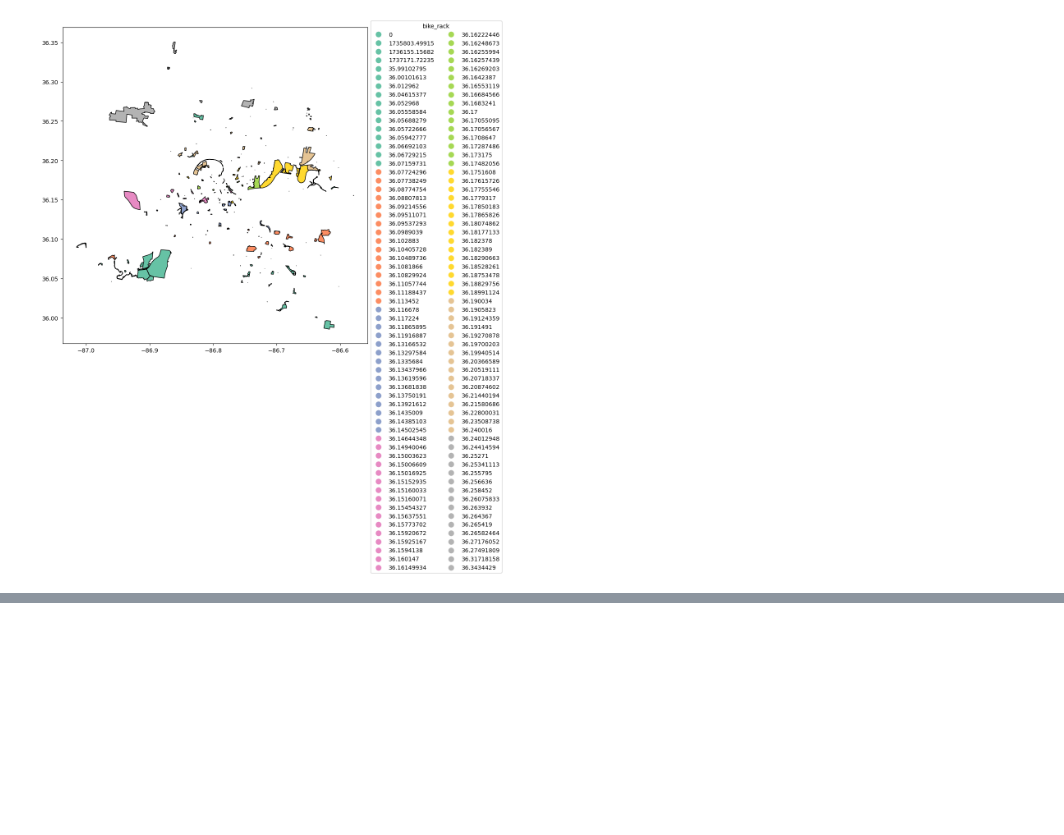
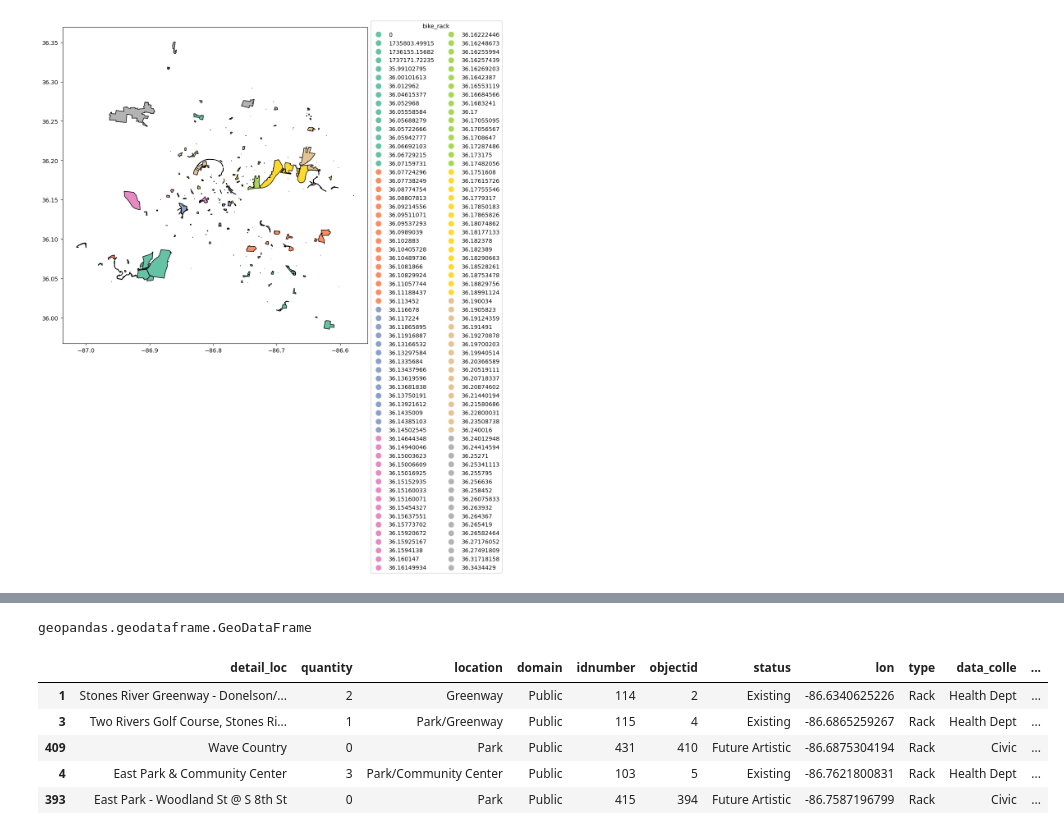
Before and after one commit to NSS-Data-Analytics-Cohort-10/geospatial-python-workshop-Uhuegbu23, a Jupyter notebook: notebooks/Metro_Bike_rack.ipynb, the cells around one changed output, grey strips where cells are left out. Saved outputs shown, nothing was run; the diff lists cells and outputs as text; code cells hidden in the pictures; blank space fills up the shorter version.

```diff
--- a/notebooks/Metro_Bike_rack.ipynb
+++ b/notebooks/Metro_Bike_rack.ipynb
@@ -18,7 +18,7 @@ EPSG:4326
 | 3 | Two Rivers Golf Course, Stones Ri... | 1 | Park/Greenway | Public | 115 | 4 | Existing | -86.6865259267 | Rack | Health Dept | ... |
 | 4 | East Park & Community Center | 3 | Park/Community Center | Public | 103 | 5 | Existing | -86.7621800831 | Rack | Health Dept | ... |
 # %%
-metro_parks = gpd.read_file('./bike_rack/Metro Parks Boundaries (GIS).geojson')
+metro_parks = gpd.read_file('../data/Metro Parks Boundaries (GIS).geojson')
 print(metro_parks.crs)
 metro_parks.head( )
 # %% [output]
@@ -86,0 +155,21 @@ plt.show()
+# %%
+bikegeo = gpd.GeoDataFrame(bike_rack,
+                           crs = metro_parks.crs,
+                           geometry = gpd.points_from_xy(bike_rack.lon, bike_rack.lat))
+# %%
+type(bikegeo)
+# %% [output]
+geopandas.geodataframe.GeoDataFrame
+# %%
+metro_parks = metro_parks[[ 'name', 'year_estab','geometry']] #use the double bracket to drop the column instead of the .drop, they do the same thing
+# %%
+capacity_bike_park = gpd.sjoin(bikegeo, metro_parks, predicate = 'within')
+# %%
+capacity_bike_park.head()
+# %% [output]
+|  | detail_loc | quantity | location | domain | idnumber | objectid | status | lon | type | data_colle | ... |
+| 1 | Stones River Greenway - Donelson/... | 2 | Greenway | Public | 114 | 2 | Existing | -86.6340625226 | Rack | Health Dept | ... |
+| 3 | Two Rivers Golf Course, Stones Ri... | 1 | Park/Greenway | Public | 115 | 4 | Existing | -86.6865259267 | Rack | Health Dept | ... |
+| 409 | Wave Country | 0 | Park | Public | 431 | 410 | Future Artistic | -86.6875304194 | Rack | Civic | ... |
+| 4 | East Park & Community Center | 3 | Park/Community Center | Public | 103 | 5 | Existing | -86.7621800831 | Rack | Health Dept | ... |
+| 393 | East Park - Woodland St @ S 8th St | 0 | Park | Public | 415 | 394 | Future Artistic | -86.7587196799 | Rack | Civic | ... |
```
Also changed, not shown: parts of 6 cells of this notebook.
